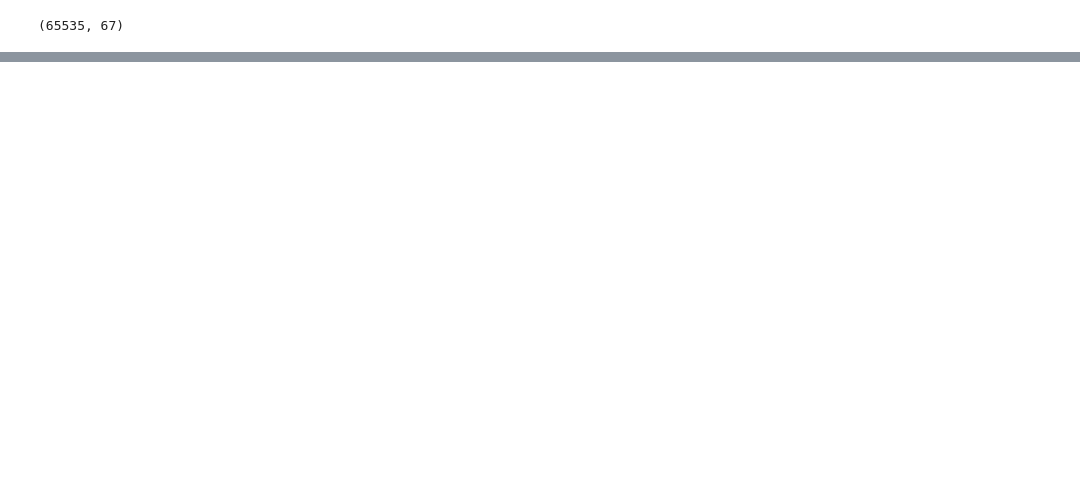
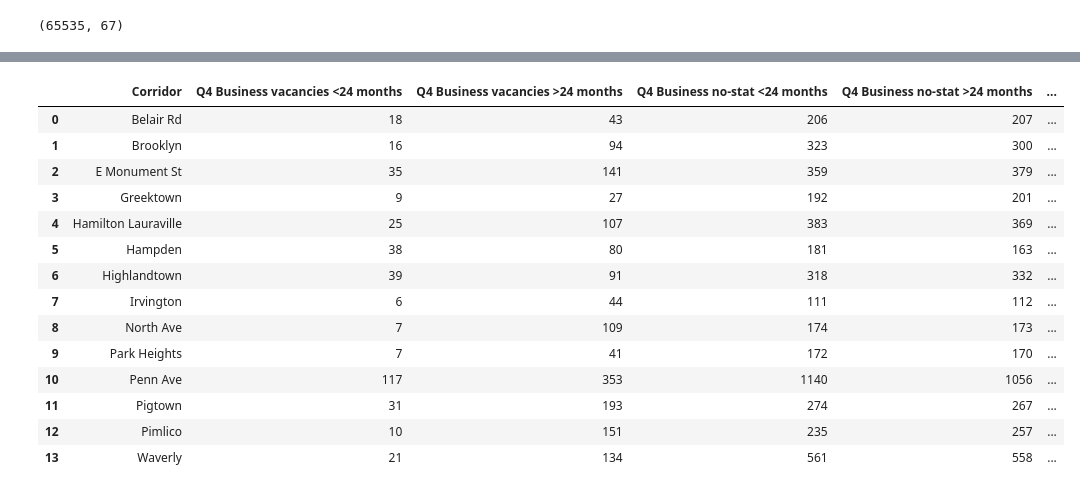
Before and after one commit to Jenkir/vacant_comm_bldgs, a Jupyter notebook: vacants_2021.ipynb, the cells around one changed output, grey strips where cells are left out. Drawn from its saved outputs; the diff is of its cells as text; code cells hidden in the pictures; blank space fills up the shorter version.

```diff
--- a/vacants_2021.ipynb
+++ b/vacants_2021.ipynb
@@ -369,0 +805,32 @@ census_2019_formatted.head()
+# %%
+# Rename columns so that they are more easily understood
+mergeQ1_Q4 = mergeQ1_Q4.rename(columns={"Business vacancies <24 months_x": "Q4 Business vacancies <24 months",
+                              "Business vacancies >24 months_x": "Q4 Business vacancies >24 months",
+                              "Business no-stat <24 months_x":"Q4 Business no-stat <24 months",
+                              "Business no-stat >24 months_x":"Q4 Business no-stat >24 months",
+                              "Business vacancies <24 months_y": "Q1 Business vacancies <24 months",
+                              "Business vacancies >24 months_y": "Q1 Business vacancies >24 months",
+                              "Business no-stat <24 months_y":"Q1 Business no-stat <24 months",
+                              "Business no-stat >24 months_y":"Q1 Business no-stat >24 months",
+                              "Year_y": "Year"
+                             })
+
+
+mergeQ1_Q4 = mergeQ1_Q4.drop(["Year_x"], axis=1)
+mergeQ1_Q4
+# %% [output]
+|  | Corridor | Q4 Business vacancies <24 months | Q4 Business vacancies >24 months | Q4 Business no-stat <24 months | Q4 Business no-stat >24 months | ... |
+| 0 | Belair Rd | 18 | 43 | 206 | 207 | ... |
+| 1 | Brooklyn | 16 | 94 | 323 | 300 | ... |
+| 2 | E Monument St | 35 | 141 | 359 | 379 | ... |
+| 3 | Greektown | 9 | 27 | 192 | 201 | ... |
+| 4 | Hamilton Lauraville | 25 | 107 | 383 | 369 | ... |
+| 5 | Hampden | 38 | 80 | 181 | 163 | ... |
+| 6 | Highlandtown | 39 | 91 | 318 | 332 | ... |
+| 7 | Irvington | 6 | 44 | 111 | 112 | ... |
+| 8 | North Ave | 7 | 109 | 174 | 173 | ... |
+| 9 | Park Heights | 7 | 41 | 172 | 170 | ... |
+| 10 | Penn Ave | 117 | 353 | 1140 | 1056 | ... |
+| 11 | Pigtown | 31 | 193 | 274 | 267 | ... |
+| 12 | Pimlico | 10 | 151 | 235 | 257 | ... |
+| 13 | Waverly | 21 | 134 | 561 | 558 | ... |
```
Also changed, not shown: parts of 95 cells of this notebook, 7 other files.
